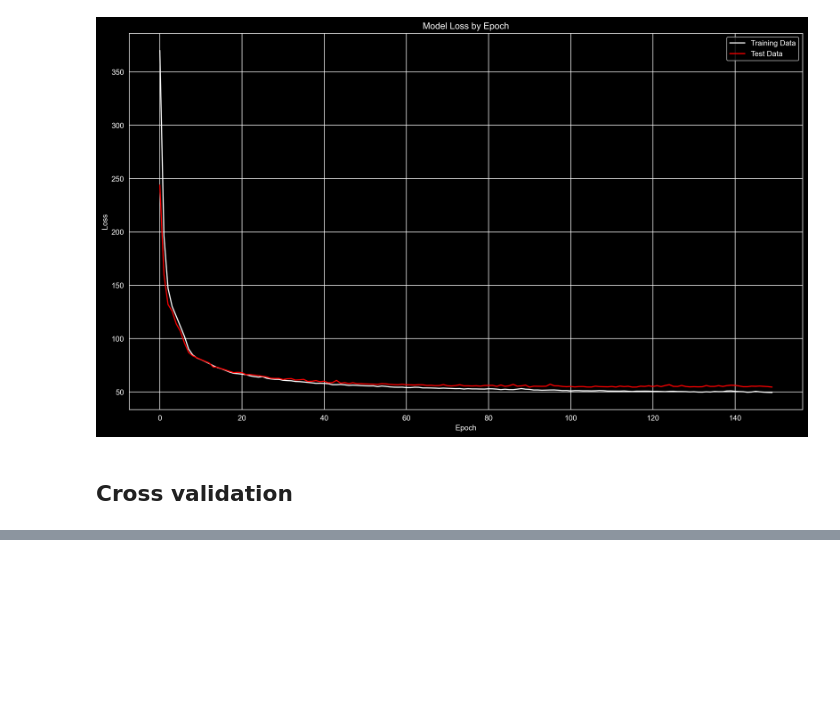
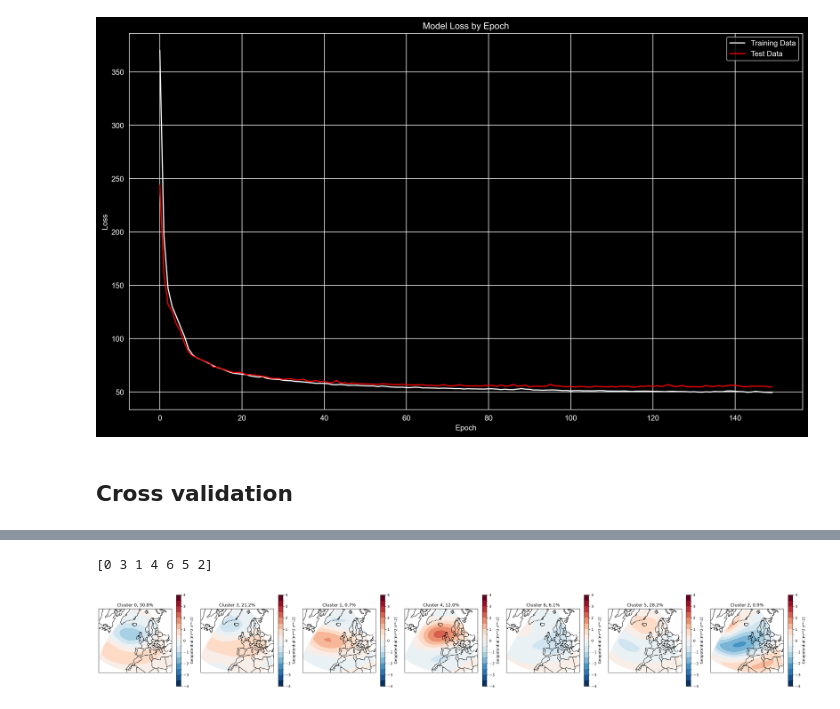
Before and after one commit to EmmaScharfmann/CodeForEarth, a Jupyter notebook: experiments/cmmvae.ipynb, the cells around one changed output, grey strips where cells are left out. Saved outputs shown, nothing was run; the diff lists cells and outputs as text; code cells hidden in the pictures; blank space fills up the shorter version.

```diff
--- a/experiments/cmmvae.ipynb
+++ b/experiments/cmmvae.ipynb
@@ -135,0 +165,11 @@ utils.plot_losses(training_loss, validation_loss)
+# %%
+X_all = z500.values.reshape(z500.values.shape[0], -1)
+input = {
+    "x": X_all,
+    "dummy": np.ones((X_all.shape[0], 1)),
+    "target": np.zeros((X_all.shape[0], vae.cfg.pr_cluster_number)),
+}
+# %%
+encoded = vae.encode(input)
+cluster_probs = encoded['clusters']['clusters_pred']
+cluster_label = np.argmax(cluster_probs, axis=1)
@@ -135,0 +178,18 @@ utils.plot_losses(training_loss, validation_loss)
+# %%
+z500_with_label = z500.assign_coords(label=("time", cluster_label))
+cluster_centers_empirical = z500_with_label.groupby("label").mean()
+# %%
+# Reorder clusters by mean precip for plotting
+precip_spatial_mean_with_label = precip_spatial_mean.assign_coords(label=("time", cluster_label))
+mean_precip_by_label = precip_spatial_mean_with_label.groupby("label").mean()
+label_reordering = mean_precip_by_label.argsort().values
+print(label_reordering)
+# %% [output]
+[0 3 1 4 6 5 2]
+# %%
+utils.plot_cluster_centers(cluster_centers_empirical,
+                           z500_with_label.label.values,
+                           label_reordering,
+                           levels=np.arange(-4.,4.1,0.5))
+# %% [output]
+[figure, added]
```
Also changed, not shown: parts of 13 cells of this notebook, 1 other file.
